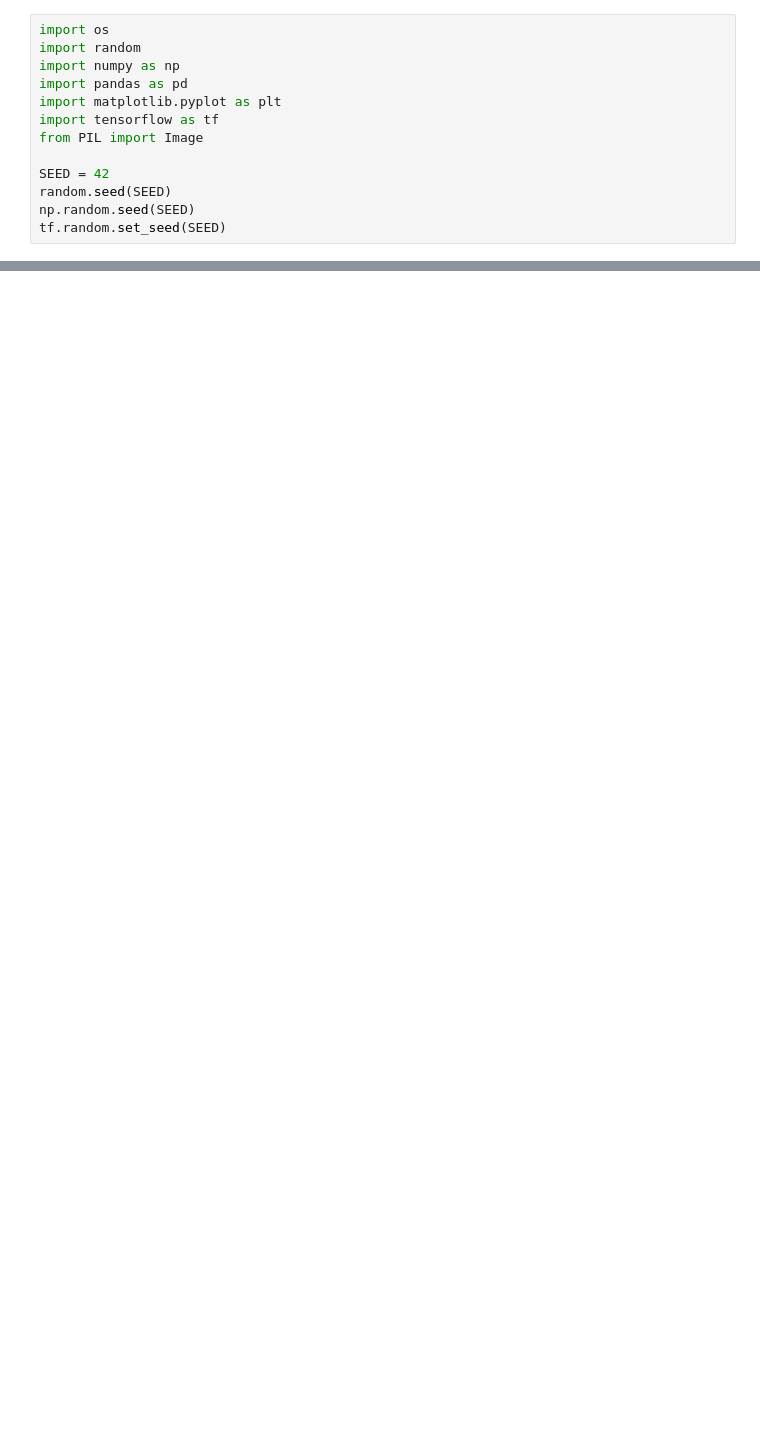
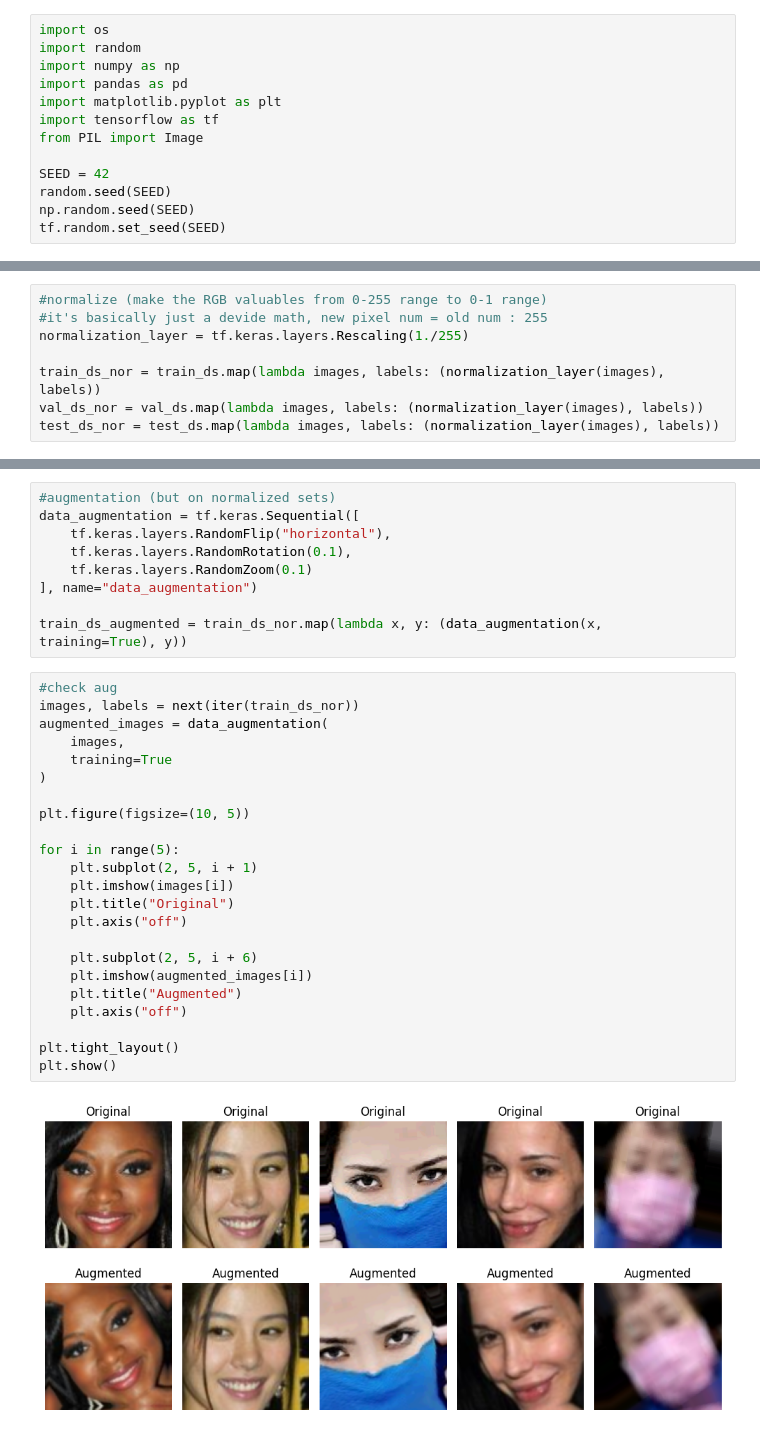
Before and after one commit to ngocmai141106/DNN-project1-G1-Facemask, a Jupyter notebook: code/02_preprocess.ipynb, the cells around one changed output, grey strips where cells are left out. Drawn from its saved outputs; the diff is of its cells as text; blank space fills up the shorter version.

Commit message:
finish preprocessing+augmentation

```diff
--- a/code/02_preprocess.ipynb
+++ b/code/02_preprocess.ipynb
@@ -55,3 +59,11 @@ Found 10000 files belonging to 2 classes.
 Found 800 files belonging to 2 classes.
 Found 992 files belonging to 2 classes.
 ['WithMask', 'WithoutMask']
+# %%
+#normalize (make the RGB valuables from 0-255 range to 0-1 range)
+#it's basically just a devide math, new pixel num = old num : 255
+normalization_layer = tf.keras.layers.Rescaling(1./255)
+
+train_ds_nor = train_ds.map(lambda images, labels: (normalization_layer(images), labels))
+val_ds_nor = val_ds.map(lambda images, labels: (normalization_layer(images), labels))
+test_ds_nor = test_ds.map(lambda images, labels: (normalization_layer(images), labels))
@@ -57,0 +95,34 @@ Found 992 files belonging to 2 classes.
+# %%
+#augmentation (but on normalized sets)
+data_augmentation = tf.keras.Sequential([
+    tf.keras.layers.RandomFlip("horizontal"),
+    tf.keras.layers.RandomRotation(0.1),
+    tf.keras.layers.RandomZoom(0.1)
+], name="data_augmentation")
+
+train_ds_augmented = train_ds_nor.map(lambda x, y: (data_augmentation(x, training=True), y))
+# %%
+#check aug
+images, labels = next(iter(train_ds_nor))
+augmented_images = data_augmentation(
+    images,
+    training=True
+)
+
+plt.figure(figsize=(10, 5))
+
+for i in range(5):
+    plt.subplot(2, 5, i + 1)
+    plt.imshow(images[i])
+    plt.title("Original")
+    plt.axis("off")
+
+    plt.subplot(2, 5, i + 6)
+    plt.imshow(augmented_images[i])
+    plt.title("Augmented")
+    plt.axis("off")
+
+plt.tight_layout()
+plt.show()
+# %% [output]
+[figure, added]
```
Also changed, not shown: parts of 2 cells of this notebook.
